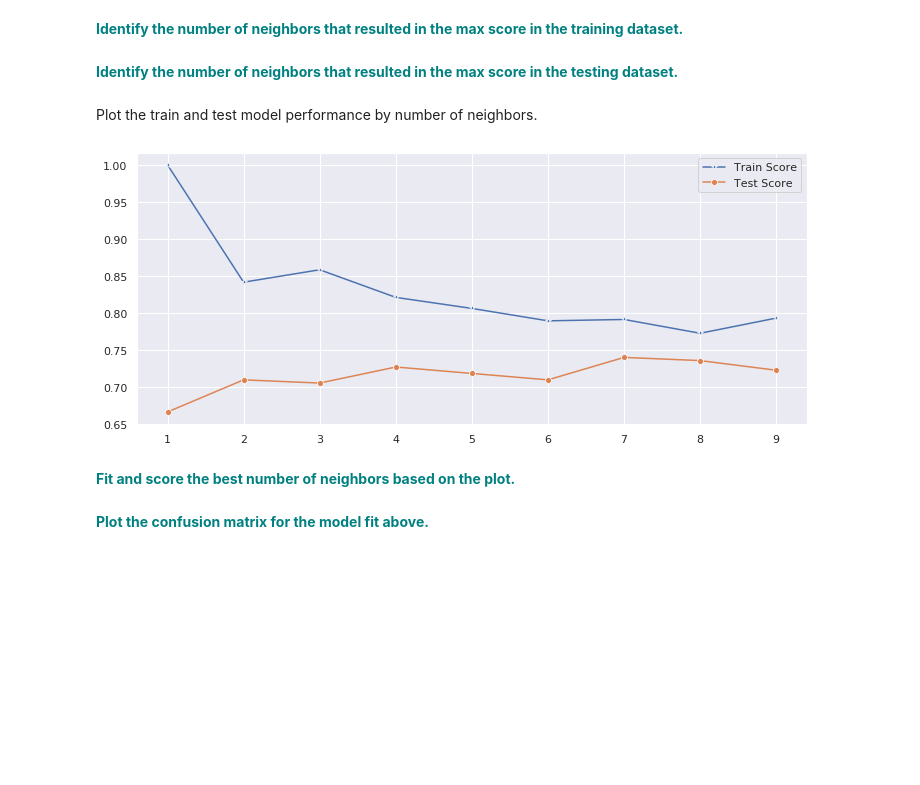
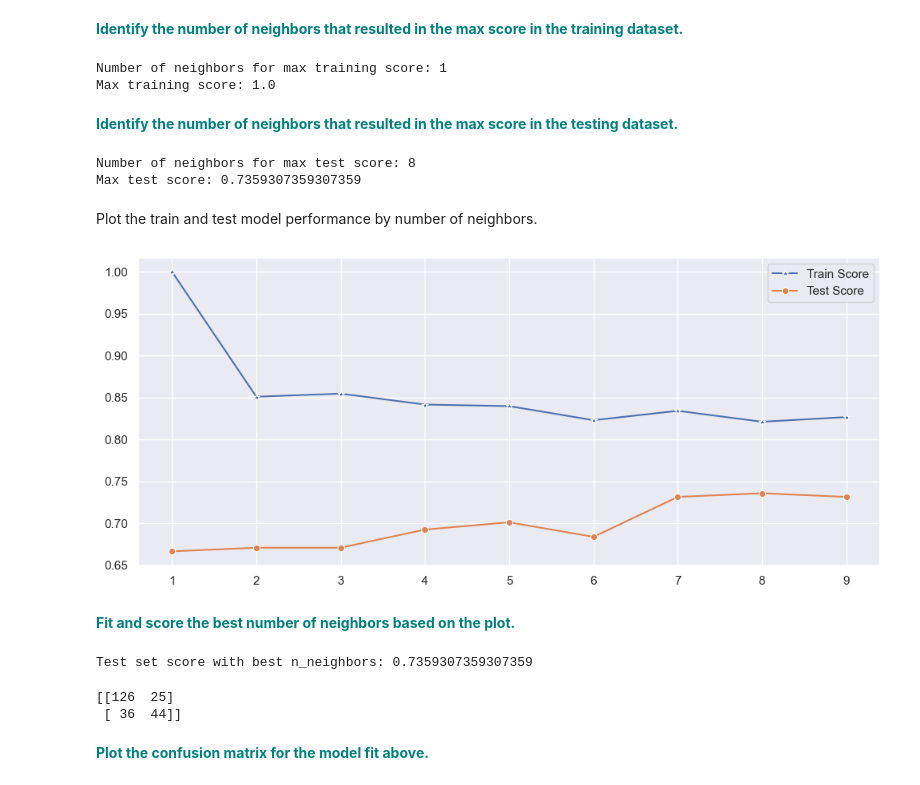
Before and after one commit to amschiltz/springboard_projects, a Jupyter notebook: GridSearchKNN_Case_Study/GridSearchKNN_Case_Study.ipynb, the cells around one changed output. Cells and saved outputs as stored; diff of their text form; code cells hidden in the pictures; blank space fills up the shorter version.

```diff
--- a/GridSearchKNN_Case_Study/GridSearchKNN_Case_Study.ipynb
+++ b/GridSearchKNN_Case_Study/GridSearchKNN_Case_Study.ipynb
@@ -170,9 +170,9 @@ train_scores = []
 for i in range(1,10):
 
     knn = KNeighborsClassifier(i)
-    knn.fit(X_train,y_train)
+    knn.fit(X_train_scaled,y_train)
 
-    train_scores.append(knn.score(X_train,y_train))
-    test_scores.append(knn.score(X_test,y_test))
+    train_scores.append(knn.score(X_train_scaled,y_train))
+    test_scores.append(knn.score(X_test_scaled,y_test))
 # %% [markdown]
 **<font color='teal'> Print the train and test scores for each iteration.</font>**
@@ -179,20 +185,46 @@ for i in range(1,10):
 # %% [markdown]
 **<font color='teal'> Identify the number of neighbors that resulted in the max score in the training dataset. </font>**
+# %%
+best_n_train = np.argmax(train_scores) + 1  # +1 because neighbors start at 1
+print("Number of neighbors for max training score:", best_n_train) # print number of neighbors
+print("Max training score:", train_scores[best_n_train - 1]) # print max training score from the train_scores list
+# %% [output]
+Number of neighbors for max training score: 1
+Max training score: 1.0
 # %% [markdown]
 **<font color='teal'> Identify the number of neighbors that resulted in the max score in the testing dataset. </font>**
+# %%
+best_n_test = np.argmax(test_scores) + 1  # +1 because neighbors start at 1
+print("Number of neighbors for max test score:", best_n_test)
+print("Max test score:", test_scores[best_n_test - 1]) # print max test score from the test_scores list
+# %% [output]
+Number of neighbors for max test score: 8
+Max test score: 0.7359307359307359
 # %% [markdown]
 Plot the train and test model performance by number of neighbors.
 # %%
 plt.figure(figsize=(12,5))
-p = sns.lineplot(range(1,10),train_scores,marker='*',label='Train Score')
-p = sns.lineplot(range(1,10),test_scores,marker='o',label='Test Score')
+p = sns.lineplot(x=range(1, 10), y=train_scores, marker='*', label='Train Score')
+p = sns.lineplot(x=range(1, 10), y=test_scores, marker='o', label='Test Score')
 # %% [output]
-[figure, old version]
+[figure, new version]
 # %% [markdown]
 **<font color='teal'> Fit and score the best number of neighbors based on the plot. </font>**
+# %%
+# Fit and score the best number of neighbors based on the test set (using scaled data)
+knn_best = KNeighborsClassifier(best_n_test)
+knn_best.fit(X_train_scaled, y_train)
+score = knn_best.score(X_test_scaled, y_test)
+print("Test set score with best n_neighbors:", score)
+# %% [output]
+Test set score with best n_neighbors: 0.7359307359307359
 # %%
 from sklearn.metrics import confusion_matrix
-y_pred = knn.predict(X_test)
-pl = confusion_matrix(y_test,y_pred)
+y_pred = knn_best.predict(X_test_scaled)
+pl = confusion_matrix(y_test, y_pred)
+print(pl)
+# %% [output]
+[[126  25]
+ [ 36  44]]
 # %% [markdown]
 **<font color='teal'> Plot the confusion matrix for the model fit above. </font>**
```
Also changed, not shown: parts of 7 cells of this notebook.
